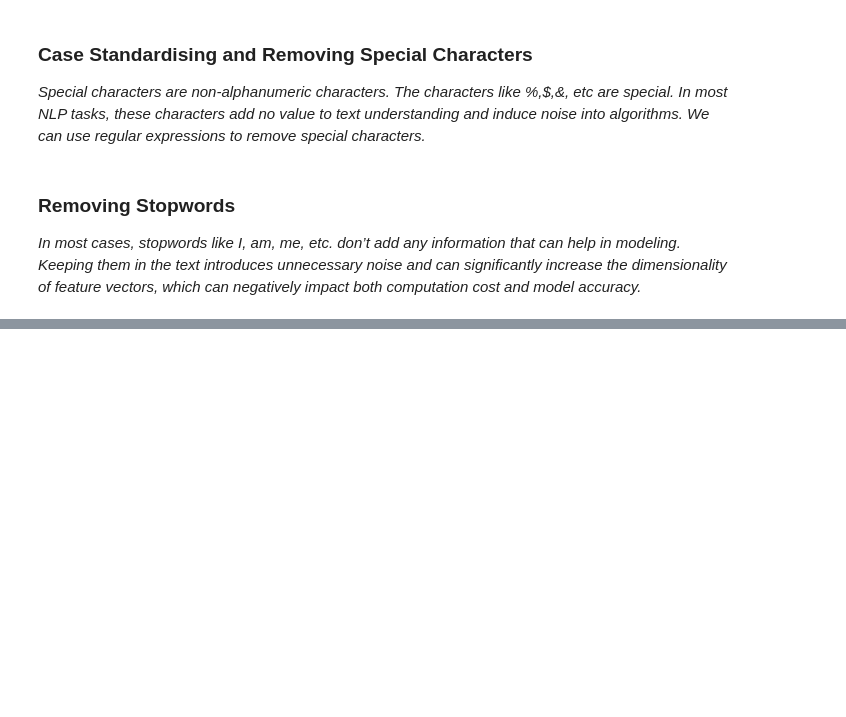
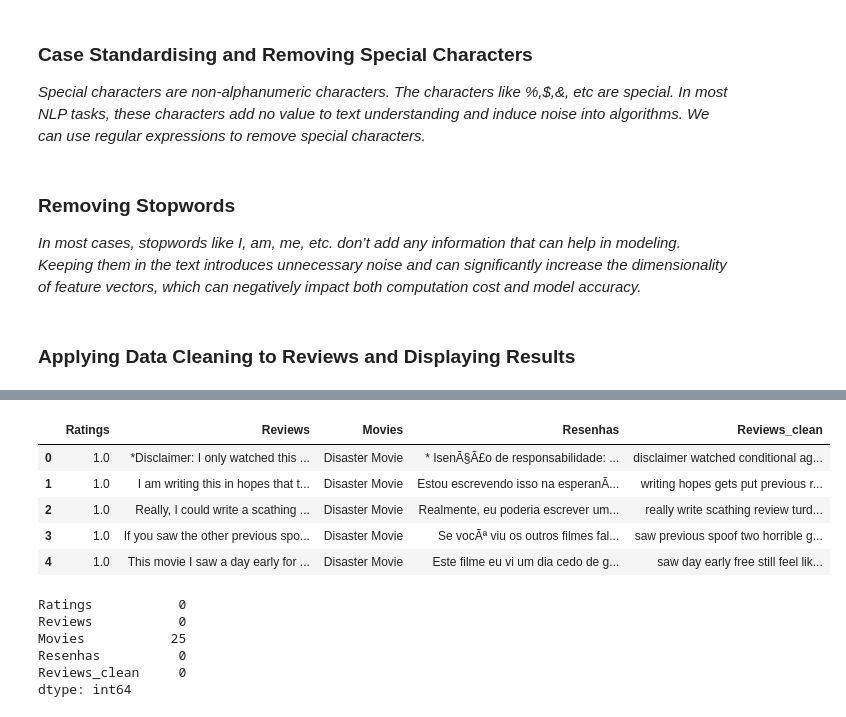
Before and after one commit to Danitilahun/Sentiment-Analysis, a Jupyter notebook: Data_Preprocessing_and_EDA.ipynb, the cells around one changed output, grey strips where cells are left out. Cells and saved outputs as stored; diff of their text form; code cells hidden in the pictures; blank space fills up the shorter version.

```diff
--- a/Data_Preprocessing_and_EDA.ipynb
+++ b/Data_Preprocessing_and_EDA.ipynb
@@ -390,15 +391,22 @@ def remove_stopwords(content):
     return " ".join(clean_data)
 # %%
 def data_cleaning(content):
-
-    content = correct_typos(content)
+    # content = correct_typos(content)
     mapping_dict = load_mapping_dictionary()
+    content = remove_extra_whitespace(content)
     content = normalize_text(content, mapping_dict)
-    content = remove_extra_whitespace(content)
+    content = contraction_expansion(content)
     content = remove_url(content)
-    content = remove_html_tags(content)
+    content = remove_accents(content)
+    # content = remove_html_tags(content)
     content = remove_special_character(content)
-    content = contraction_expansion(content)
-    content = remove_accents(content)
     content = remove_stopwords(content)
     return content
+# %% [markdown]
+### Applying Data Cleaning to Reviews and Displaying Results
+# %%
+%%time
+pd.options.display.max_colwidth = 1000
+df['Reviews_clean']=df['Reviews'].apply(data_cleaning)
+df.head(5)
+# %% [output]
@@ -404,0 +415,15 @@ def data_cleaning(content):
+|  | Ratings | Reviews | Movies | Resenhas | Reviews_clean |
+| 0 | 1.0 | *Disclaimer: I only watched this ... | Disaster Movie | * IsenÃ§Ã£o de responsabilidade: ... | disclaimer watched conditional ag... |
+| 1 | 1.0 | I am writing this in hopes that t... | Disaster Movie | Estou escrevendo isso na esperanÃ... | writing hopes gets put previous r... |
+| 2 | 1.0 | Really, I could write a scathing ... | Disaster Movie | Realmente, eu poderia escrever um... | really write scathing review turd... |
+| 3 | 1.0 | If you saw the other previous spo... | Disaster Movie | Se vocÃª viu os outros filmes fal... | saw previous spoof two horrible g... |
+| 4 | 1.0 | This movie I saw a day early for ... | Disaster Movie | Este filme eu vi um dia cedo de g... | saw day early free still feel lik... |
+# %%
+df.isna().sum()
+# %% [output]
+Ratings           0
+Reviews           0
+Movies           25
+Resenhas          0
+Reviews_clean     0
+dtype: int64
```
Also changed, not shown: parts of 3 cells of this notebook.
